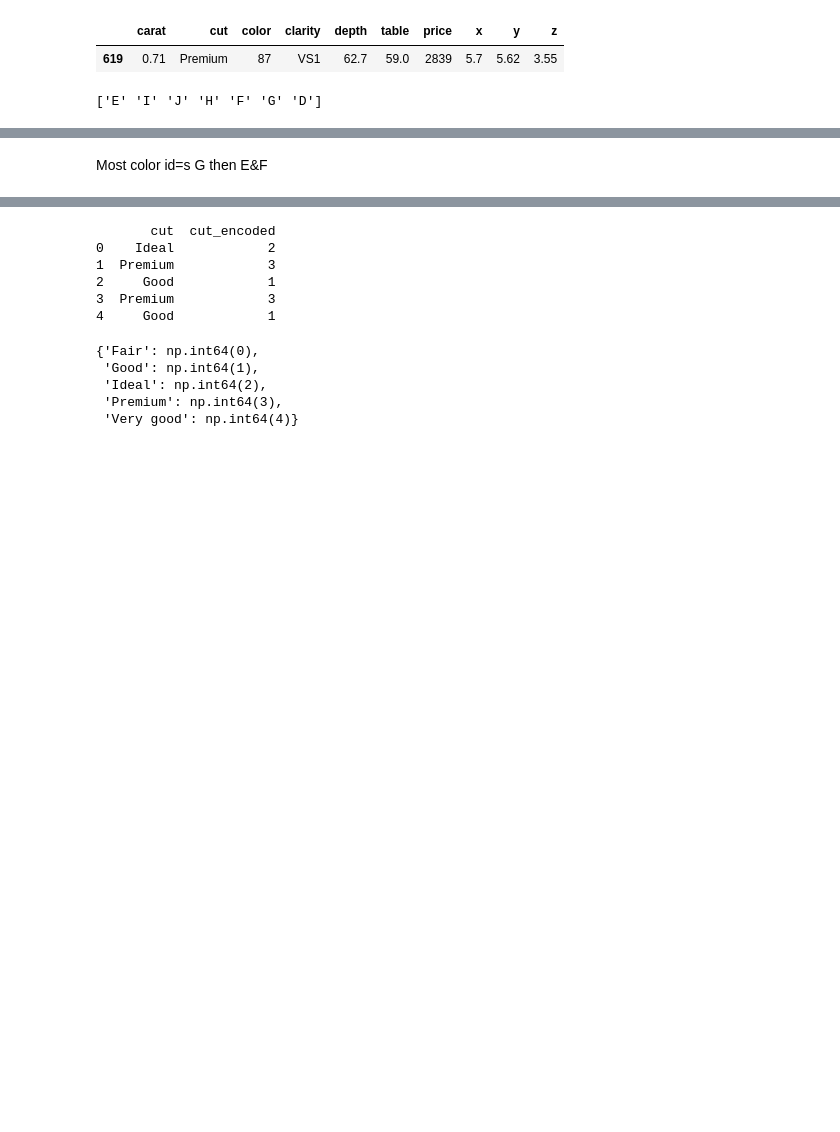
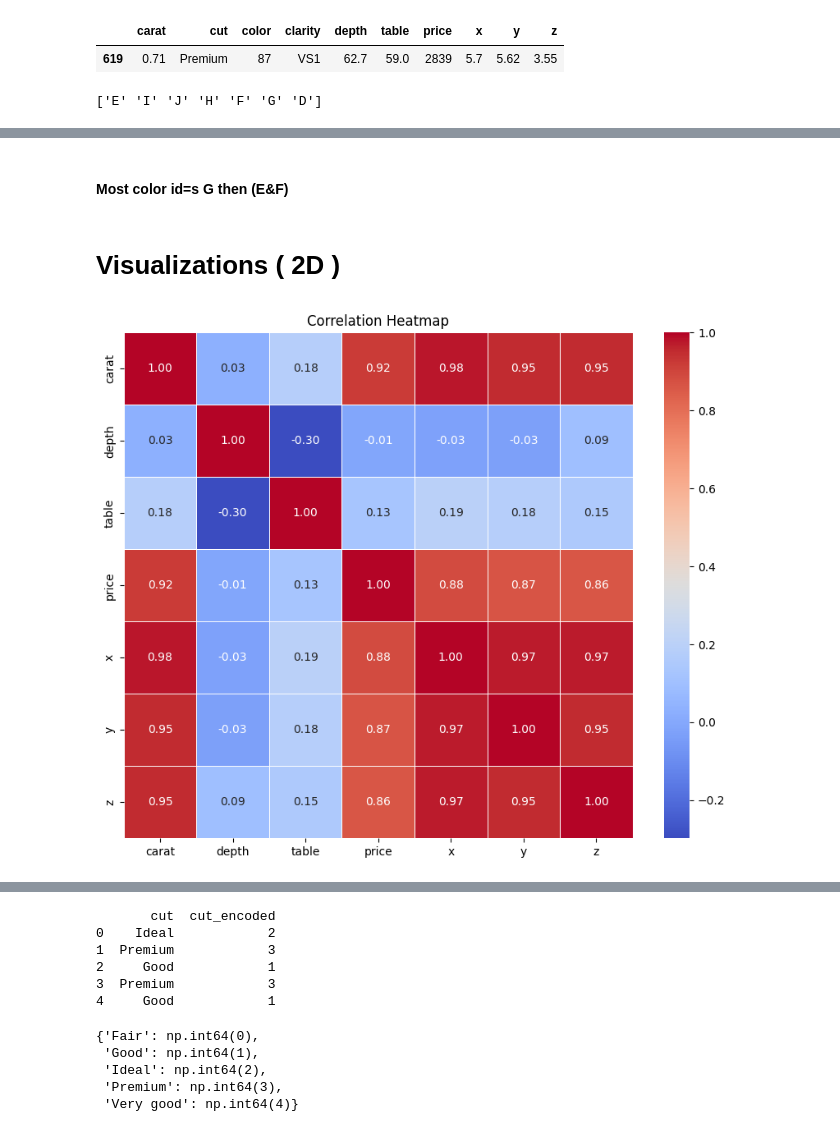
Before and after one commit to reemnaguib/Diamonds-, a Jupyter notebook: Dimonds(Reem Rafik Naguib).ipynb, the cells around one changed output, grey strips where cells are left out. Cells and saved outputs as stored; diff of their text form; code cells hidden in the pictures; blank space fills up the shorter version.

```diff
--- a/Dimonds(Reem Rafik Naguib).ipynb
+++ b/Dimonds(Reem Rafik Naguib).ipynb
@@ -255,3 +224,16 @@ Passing `palette` without assigning `hue` is deprecated and will be removed in v
 [figure]
 # %% [markdown]
-Most color id=s G then E&F
+#### Most color id=s G then (E&F)
+# %% [markdown]
+# Visualizations ( 2D )
+# %%
+numeric_columns = df.select_dtypes(include=['float64', 'int64'])
+
+corr_matrix = numeric_columns.corr()
+
+plt.figure(figsize=(10, 8))
+sns.heatmap(corr_matrix, annot=True, fmt=".2f", cmap="coolwarm", linewidths=0.5)
+plt.title("Correlation Heatmap")
+plt.show()
+# %% [output]
+[figure]
```
Also changed, not shown: parts of 37 cells of this notebook.
